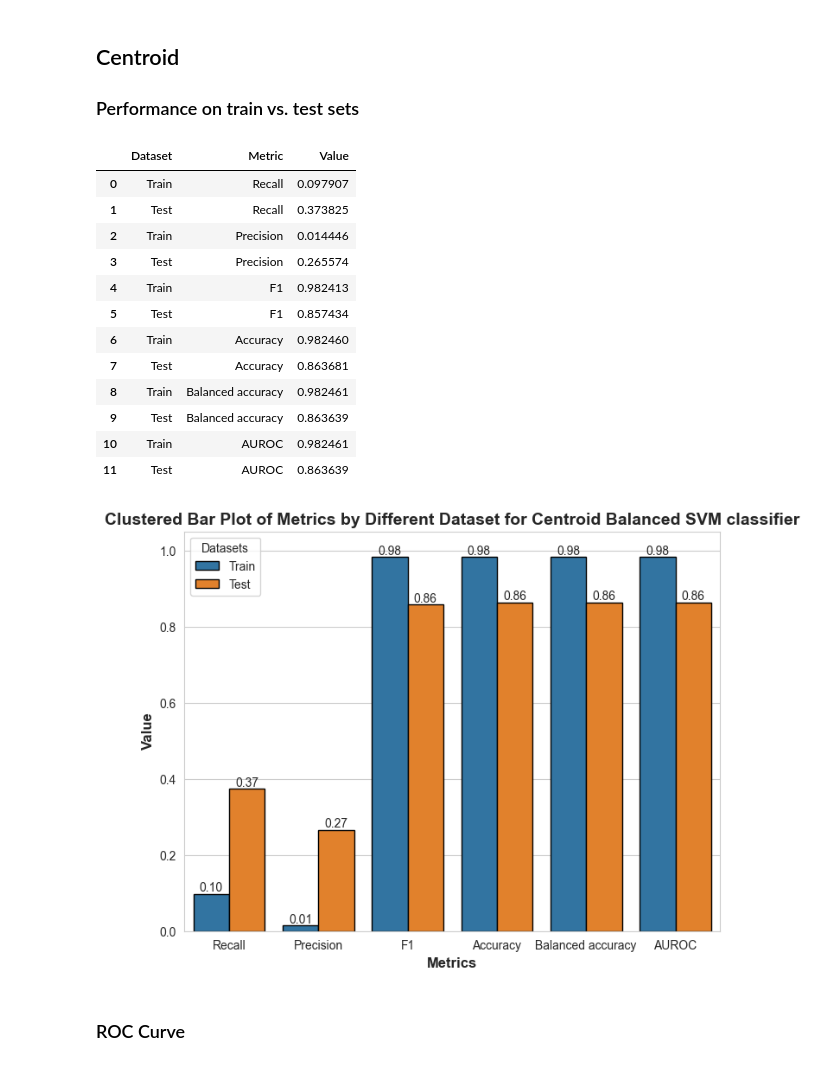
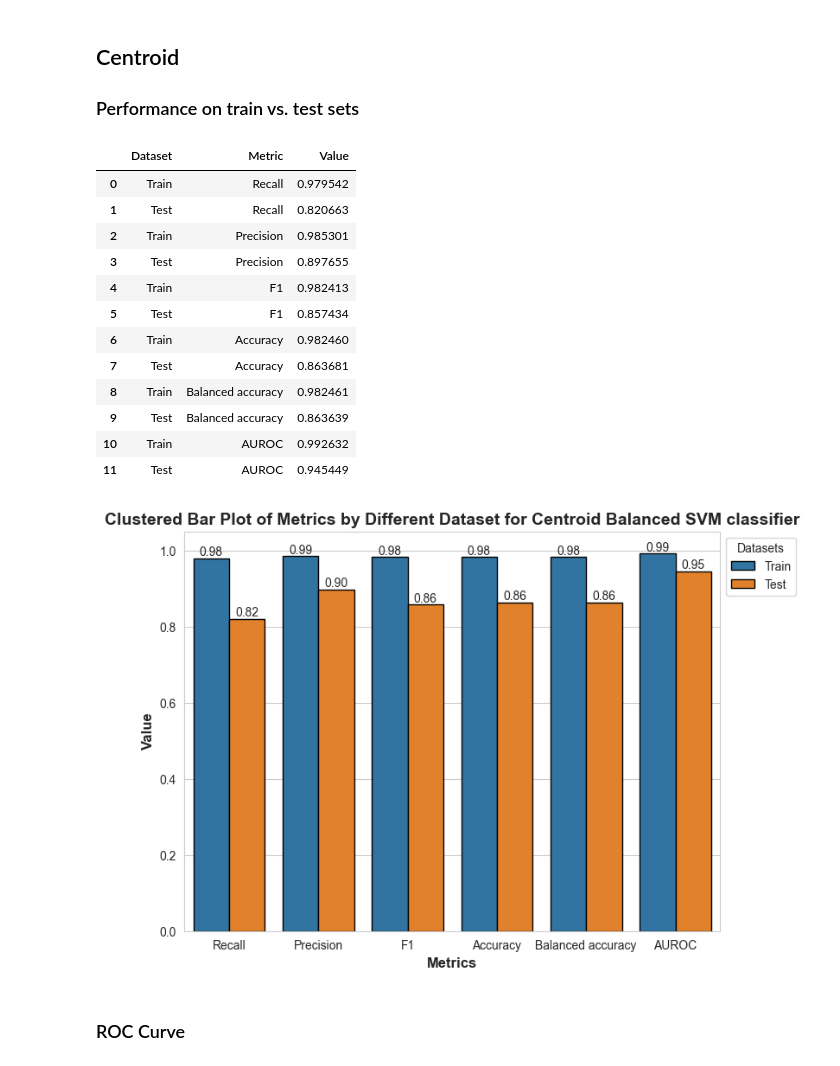
Before and after one commit to junqilu/BBBPrediction, a Jupyter notebook: baseline_models_evaluation.ipynb, the cells around one changed output. Cells and saved outputs as stored; diff of their text form; code cells hidden in the pictures.

```diff
--- a/baseline_models_evaluation.ipynb
+++ b/baseline_models_evaluation.ipynb
@@ -210,8 +210,9 @@ smoteenn_y_train = load_pickle(
 ## Centroid
 ### Performance on train vs. test sets
 # %%
+positive_label_index = 0
 recall_list = []
-precision_list = []
+precision_list =[]
 f1_list = []
 accuracy_list = []
 balanced_accuracy_list = []
@@ -227,50 +228,53 @@ for data_X, data_y in [[centroid_X_train, centroid_y_train],
     recall = recall_score(np.copy(data_y_numeric), y_predict_numeric)
     precision = precision_score(np.copy(data_y_numeric), y_predict_numeric)
     f1 = f1_score(np.copy(data_y_numeric), y_predict_numeric)
     accuracy = accuracy_score(np.copy(data_y_numeric), y_predict_numeric)
     balanced_accuracy = balanced_accuracy_score(np.copy(data_y_numeric),
                                                 y_predict_numeric)
-    auroc = roc_auc_score(np.copy(data_y_numeric),
-                          y_predict_numeric)  #!!!!Need to figure
-    # out how to do this
+
+    y_proba = centroid_svm.predict_proba(data_X)[:,
+              positive_label_index]
+    fpr, tpr, _ = roc_curve(data_y, y_proba,
+                            pos_label='BBB+')
+    auroc = auc(fpr, tpr)
 
     recall_list.append(recall)
     precision_list.append(precision)
     f1_list.append(f1)
     accuracy_list.append(accuracy)
     balanced_accuracy_list.append(balanced_accuracy)
     auroc_list.append(auroc)
 
 performance_df = pd.DataFrame(
     {
         'Dataset': ['Train', 'Test'],
-        'Recall': mae_list,
-        'Precision': mse_list,
+        'Recall': recall_list,
+        'Precision': precision_list,
         'F1': f1_list,
         'Accuracy': accuracy_list,
         'Balanced accuracy': balanced_accuracy_list,
         'AUROC': auroc_list
     }
 )
 
 performance_df_melted = performance_df.melt(id_vars='Dataset',
                                             var_name='Metric',
                                             value_name='Value')
 performance_df_melted
 # %% [output]
 |  | Dataset | Metric | Value |
-| 0 | Train | Recall | 0.097907 |
-| 1 | Test | Recall | 0.373825 |
-| 2 | Train | Precision | 0.014446 |
-| 3 | Test | Precision | 0.265574 |
+| 0 | Train | Recall | 0.979542 |
+| 1 | Test | Recall | 0.820663 |
+| 2 | Train | Precision | 0.985301 |
+| 3 | Test | Precision | 0.897655 |
 | 4 | Train | F1 | 0.982413 |
 | 5 | Test | F1 | 0.857434 |
 | 6 | Train | Accuracy | 0.982460 |
 | 7 | Test | Accuracy | 0.863681 |
 | 8 | Train | Balanced accuracy | 0.982461 |
 | 9 | Test | Balanced accuracy | 0.863639 |
-| 10 | Train | AUROC | 0.982461 |
-| 11 | Test | AUROC | 0.863639 |
+| 10 | Train | AUROC | 0.992632 |
+| 11 | Test | AUROC | 0.945449 |
 # %%
 fig, ax = plt.subplots(figsize=(8, 6))
 
@@ -290,7 +294,7 @@ plt.title(
     'Clustered Bar Plot of Metrics by Different Dataset for Centroid Balanced SVM '
     'classifier',
     weight='bold', fontsize=14)
-plt.legend(title='Datasets')
+plt.legend(title='Datasets', loc='upper left', bbox_to_anchor=(1, 1))
 
 plt.savefig(
     r'model_outputs\svm_classifier\centroid_metrics.png',
@@ -300,7 +304,7 @@ plt.savefig(
 
 plt.show()
 # %% [output]
-[figure, old version]
+[figure, new version]
 # %% [markdown]
 ### ROC Curve
 # %%
```
Also changed, not shown: parts of 2 cells of this notebook, 7 other files.
